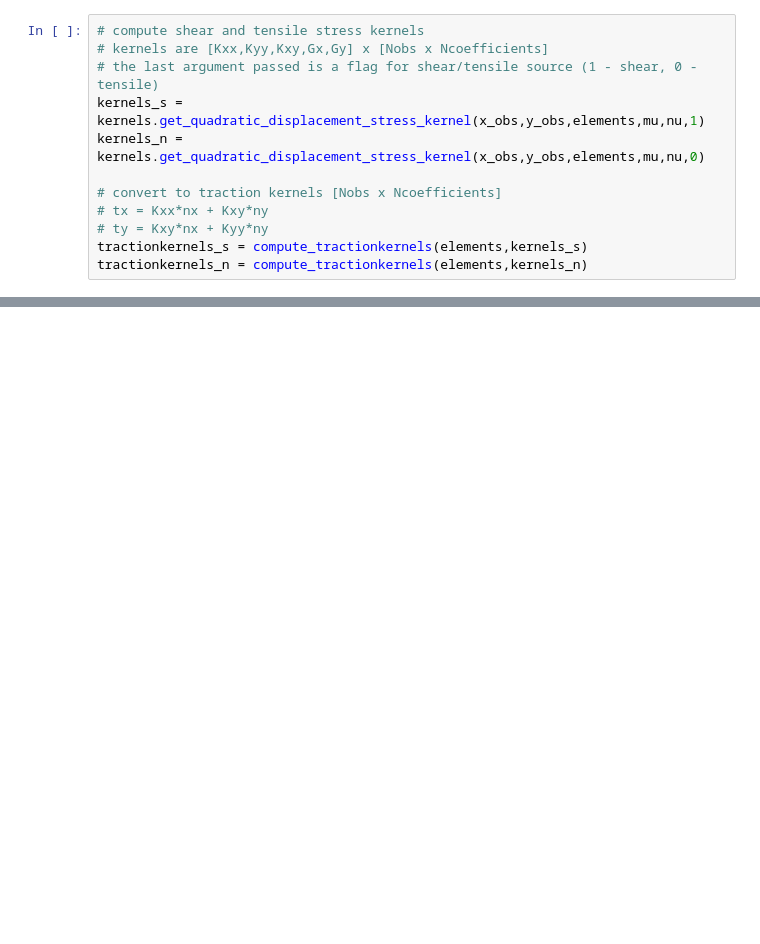
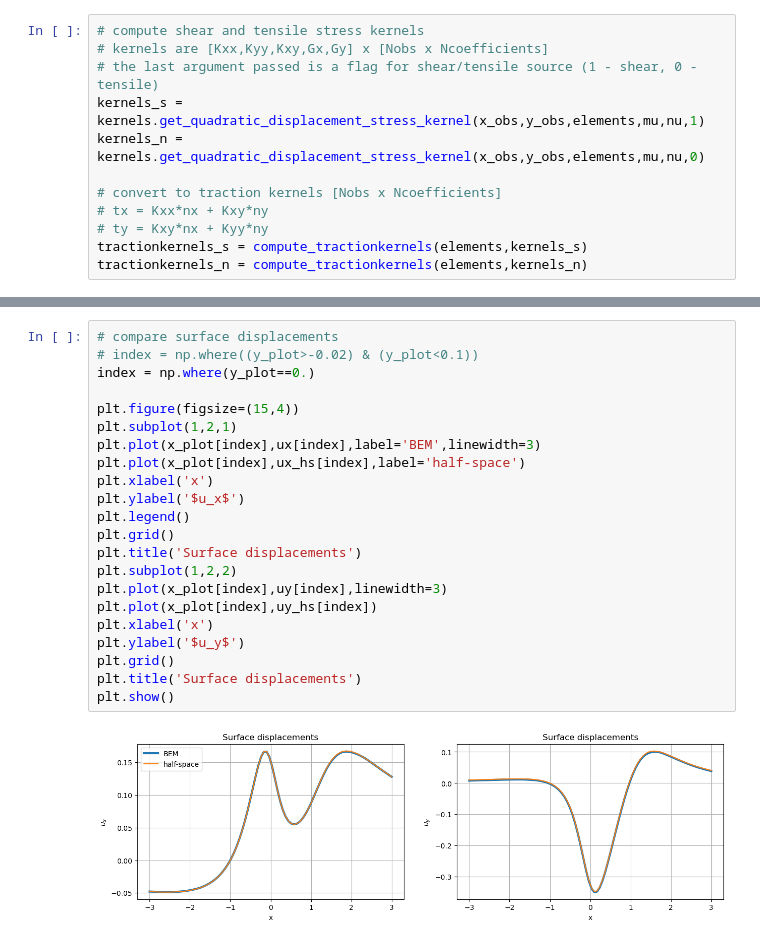
Before and after one commit to mallickrishg/bemcs, a Jupyter notebook: examples/examples_2_freesurface.ipynb, the cells around one changed output, grey strips where cells are left out. Cells and saved outputs as stored; diff of their text form; blank space fills up the shorter version.

```diff
--- a/examples/examples_2_freesurface.ipynb
+++ b/examples/examples_2_freesurface.ipynb
@@ -310,0 +342,24 @@ plt.show()
+# %%
+# compare surface displacements
+# index = np.where((y_plot>-0.02) & (y_plot<0.1))
+index = np.where(y_plot==0.)
+
+plt.figure(figsize=(15,4))
+plt.subplot(1,2,1)
+plt.plot(x_plot[index],ux[index],label='BEM',linewidth=3)
+plt.plot(x_plot[index],ux_hs[index],label='half-space')
+plt.xlabel('x')
+plt.ylabel('$u_x$')
+plt.legend()
+plt.grid()
+plt.title('Surface displacements')
+plt.subplot(1,2,2)
+plt.plot(x_plot[index],uy[index],linewidth=3)
+plt.plot(x_plot[index],uy_hs[index])
+plt.xlabel('x')
+plt.ylabel('$u_y$')
+plt.grid()
+plt.title('Surface displacements')
+plt.show()
+# %% [output]
+[figure, added]
```
Also changed, not shown: parts of 9 cells of this notebook.
